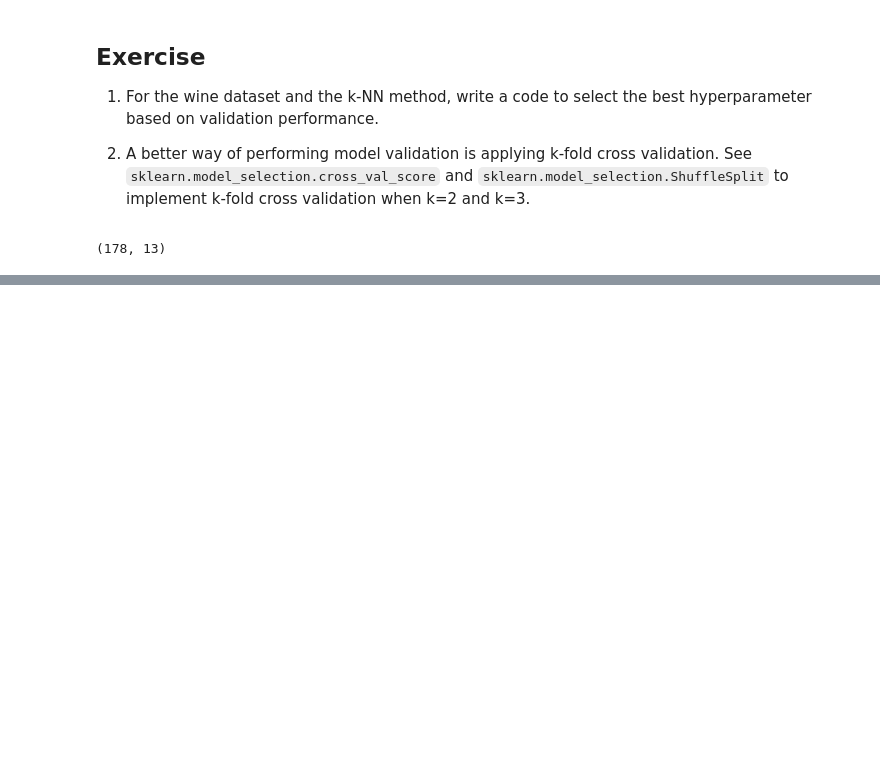
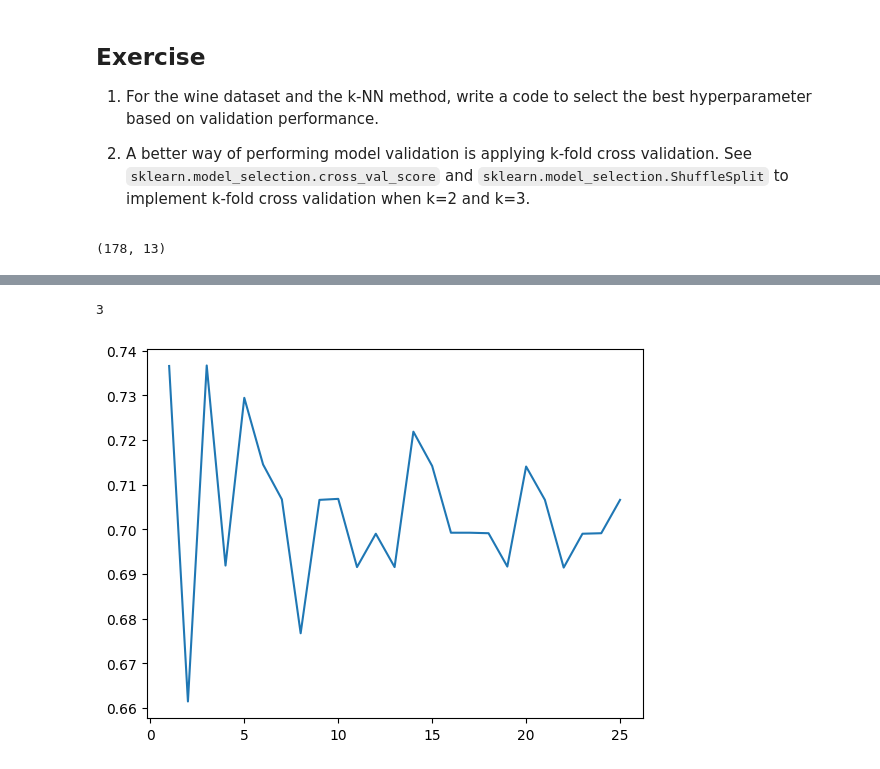
Before and after one commit to Andrew-brgl/ML, a Jupyter notebook: UNIVR_ML_Lab03_KNN.ipynb, the cells around one changed output, grey strips where cells are left out. Cells and saved outputs as stored; diff of their text form; code cells hidden in the pictures; blank space fills up the shorter version.

```diff
--- a/UNIVR_ML_Lab03_KNN.ipynb
+++ b/UNIVR_ML_Lab03_KNN.ipynb
@@ -263,0 +319,5 @@ print(np.array(precision).argmax()+1)
+# %%
+best_n_neighbors_K2 = select_neighbors_respect_to_K(2)
+# %% [output]
+3
+[figure, added]
```
Also changed, not shown: parts of 7 cells of this notebook.
